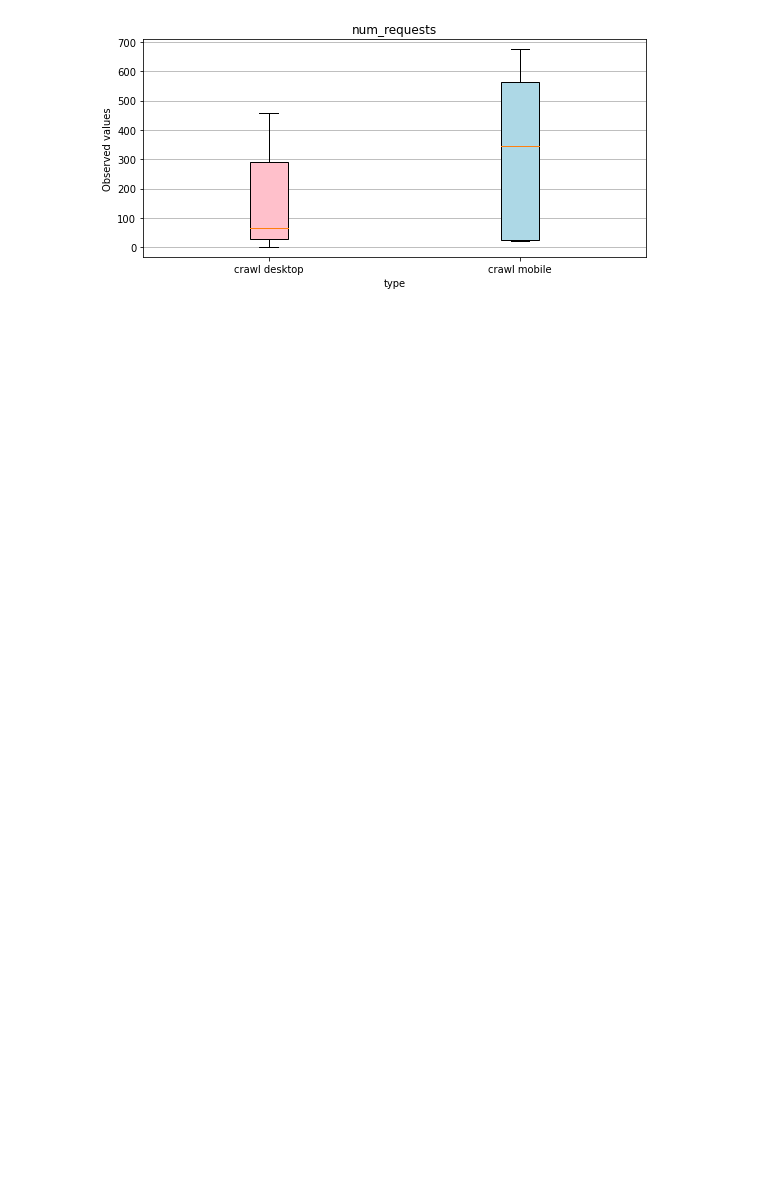
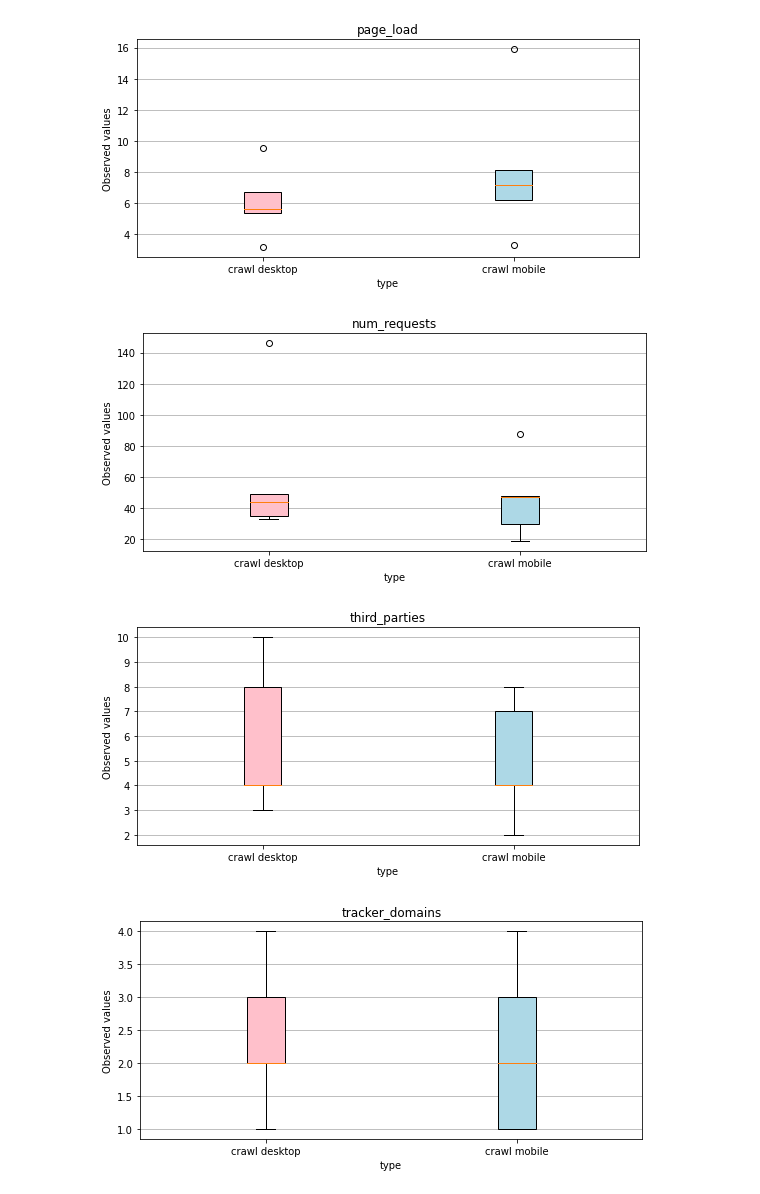
Before and after one commit to shravansukumar/capita_select_tracker, a Jupyter notebook: analysis.ipynb, the cells around one changed output. Cells and saved outputs as stored; diff of their text form; code cells hidden in the pictures; blank space fills up the shorter version.

```diff
--- a/analysis.ipynb
+++ b/analysis.ipynb
@@ -129,6 +140,12 @@ def generate_box_plot(data_desktop,data_mobile,plot_name):
-# %%
-data_desktop = [234, 345, 22, 456, 1, 34, 67]
-data_mobile =[23, 675, 564, 345, 22]
-generate_box_plot(data_desktop,data_mobile,"num_requests")
-# %% [output]
-[figure, removed]
+# %%
+
+generate_box_plot(page_load_time_desktop,page_load_time_mobile,"page_load")
+generate_box_plot(num_requests_desktop,num_requests_mobile,"num_requests")
+generate_box_plot(num_third_parties_desktop,num_third_parties_mobile,"third_parties")
+generate_box_plot(num_trackers_domain_desktop,num_trackers_domain_mobile,"tracker_domains")
+generate_box_plot(num_trackers_ent_desktop,num_trackers_ent_mobile,"tracker_entities")
+# %% [output]
+[figure, added]
+[figure, added]
+[figure, added]
+[figure, added]
```
Also changed, not shown: parts of 13 cells of this notebook, 1 other file.
